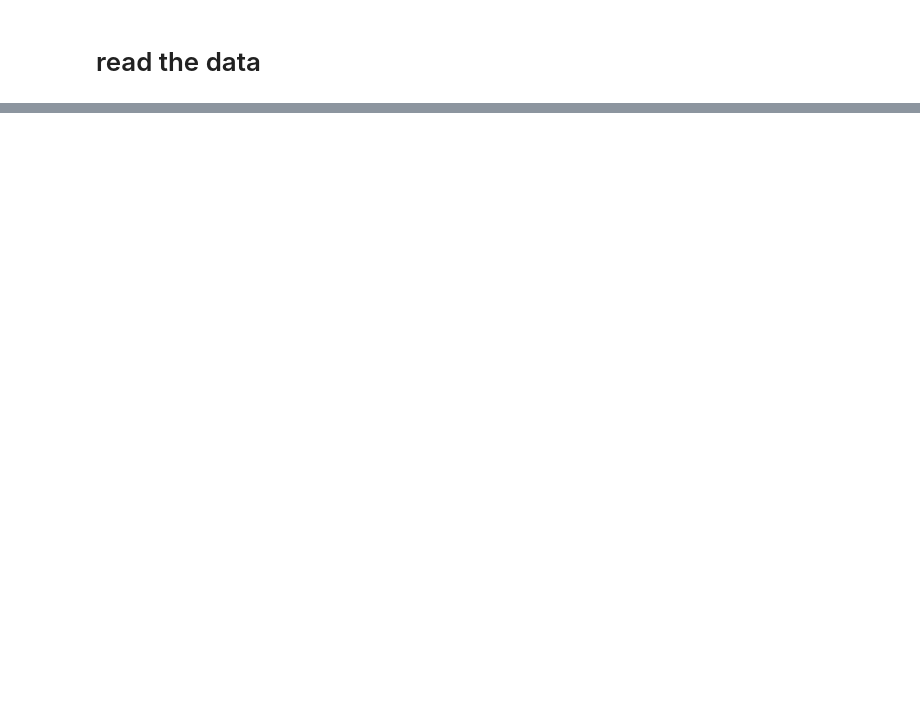
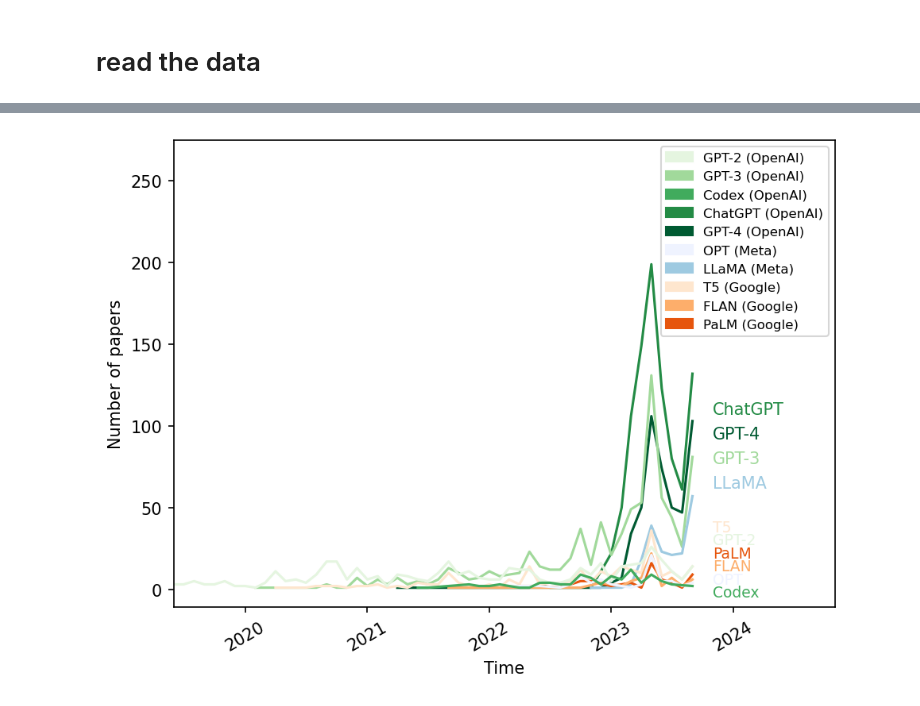
Before and after one commit to jiaweixu98/ChatGPTinnovationWaves, a Jupyter notebook: llm_redraw.ipynb, the cells around one changed output, grey strips where cells are left out. Drawn from its saved outputs; the diff is of its cells as text; code cells hidden in the pictures; blank space fills up the shorter version.

```diff
--- a/llm_redraw.ipynb
+++ b/llm_redraw.ipynb
@@ -25,0 +45,8 @@ llm_data
+# %%
+import requests
+url = 'https://raw.githubusercontent.com/jiaweixu98/ChatGPTinnovationWaves/main/model2paper.pkl'
+r = requests.get(url)
+with open('model2paper.pkl', 'wb') as f:
+    f.write(r.content)
+
+model2paper = pd.read_pickle('model2paper.pkl')
@@ -25,0 +59,91 @@ llm_data
+# %%
+import pandas as pd
+import matplotlib.pyplot as plt
+import matplotlib.patches as mpatches
+
+# Convert publish_date_v1 to datetime and extract month-year
+llm_data['publish_date_v1'] = pd.to_datetime(llm_data['publish_date_v1'])
+llm_data['month_year'] = llm_data['publish_date_v1'].dt.to_period('M')
+
+# Create a new DataFrame where each row is an (id, model) pair
+id_model_pairs = [(str(arxiv_id), model) for model, arxiv_ids in model2paper.items() for arxiv_id in arxiv_ids]
+id_model_df = pd.DataFrame(id_model_pairs, columns=['id_x', 'model_name'])
+
+# Convert 'id_x' in llm_data to string
+llm_data['id_x'] = llm_data['id_x'].astype(str)
+
+# Merge llm_data with id_model_df
+merged_data = pd.merge(llm_data, id_model_df, on='id_x')
+
+# Group by model_name and month_year, and count the number of papers
+paper_counts = merged_data.groupby(['model_name', 'month_year']).size()
+
+# Define the color groups
+color_groups = {
+    '#e5f5e0': ['GPT-2'],
+    '#a1d99b': ['GPT-3'],
+    '#41ab5d': ['Codex'],
+    '#238b45': ['ChatGPT'],
+    '#005a32': ['GPT-4'],
+    '#eff3ff': ['OPT'],
+    '#9ecae1': ['LLaMA'],
+    '#fee6ce': ['T5'],
+    '#fdae6b': ['FLAN'],
+    '#e6550d': ['PaLM']
+}
+
+# Create a new figure with a DPI of 150
+plt.figure(dpi=150)
+
+# Calculate the rightmost value for each model
+rightmost_values = {model: paper_counts.loc[model].values[-1] for color, models in color_groups.items() for model in models}
+
+# Sort the models based on their rightmost value
+sorted_models = sorted(rightmost_values.items(), key=lambda item: item[1])
+
+# Reverse the rank of the sorted models
+sorted_models = list(reversed(sorted_models))
+
+# Calculate the y-position for each annotation
+y_positions_top_4 = range(110, 50, -15)
+y_positions_rest = range(38, -11, -8)
+
+# Initialize min_x and max_x
+min_x = pd.Timestamp.max
+max_x = pd.Timestamp.min
+
+# Plot the results
+for i, (model, rightmost_value) in enumerate(sorted_models):
+    color = [color for color, models in color_groups.items() if model in models][0]
+    model_paper_counts = paper_counts.loc[model]
+    # Convert Period objects to timestamps
+    x = model_paper_counts.index.to_timestamp()
+        # Update min_x and max_x
+    min_x = min(min_x, x.min())
+    max_x = max(max_x, x.max())
+    plt.plot(x, model_paper_counts.values, label=model, color=color)
+    # Annotate the name of each line at the right end
+    if i < 4:
+        plt.text(x[-1]+pd.DateOffset(months=2), y_positions_top_4[i], model, color=color, va='center')
+    else:
+        plt.text(x[-1]+pd.DateOffset(months=2), y_positions_rest[i-4], model, color=color, va='center', fontsize=9)
+
+plt.xlabel('Time')
+plt.ylabel('Number of papers')
+plt.xticks(rotation=30)
+
+# Adjust the x-limits to leave some space on the right
+plt.xlim(min_x, max_x + pd.DateOffset(months=14))
+plt.ylim(-11, 275)
+
+# Create custom legend handles and labels
+handles = [mpatches.Patch(color=color, label=model) for color, models in color_groups.items() for model in models]
+labels = [f'{model} (OpenAI)' if model in color_groups['#e5f5e0'] + color_groups['#a1d99b'] + color_groups['#41ab5d'] + color_groups['#238b45'] + color_groups['#005a32']
+          else f'{model} (Meta)' if model in color_groups['#eff3ff'] + color_groups['#9ecae1']
+          else f'{model} (Google)' for color, models in color_groups.items() for model in models]
+
+plt.legend(handles, labels, fontsize=8, loc='upper right')
+plt.tight_layout()
+plt.show()
+# %% [output]
+[figure, added]
```
Also changed, not shown: parts of 40 cells of this notebook.
